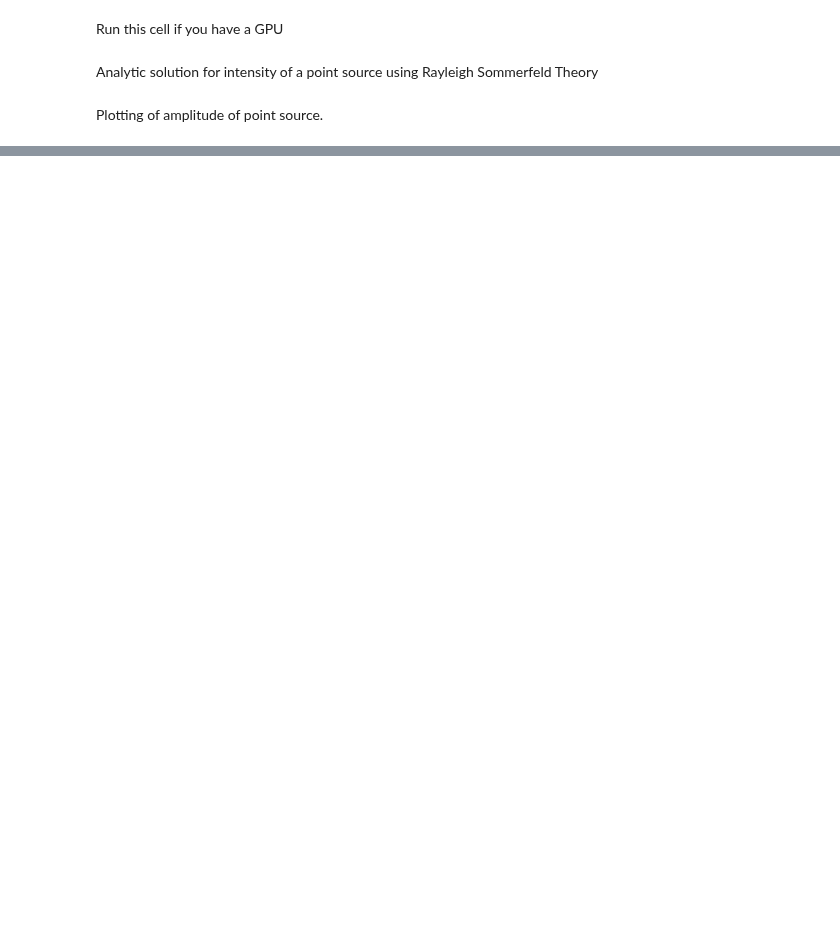
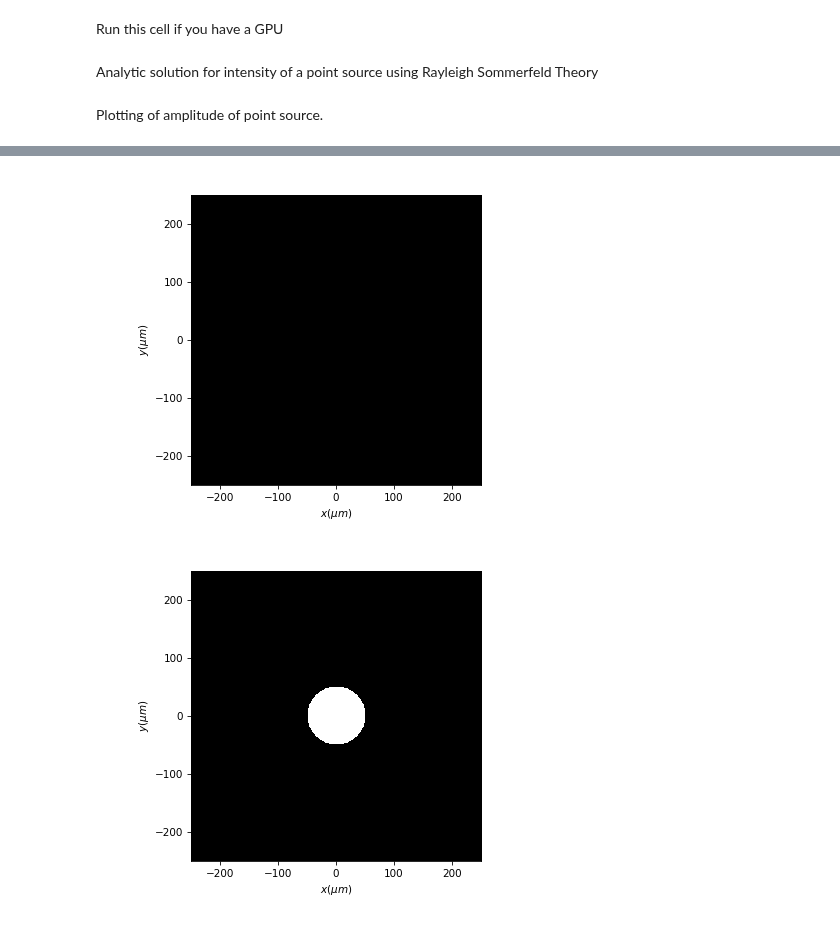
Before and after one commit to DavidLanders95/MonteCarloMS, a Jupyter notebook: montecarlodiffraction_pointsource_gist.ipynb, the cells around one changed output, grey strips where cells are left out. Saved outputs shown, nothing was run; the diff lists cells and outputs as text; code cells hidden in the pictures; blank space fills up the shorter version.

```diff
--- a/montecarlodiffraction_pointsource_gist.ipynb
+++ b/montecarlodiffraction_pointsource_gist.ipynb
@@ -282,0 +411,32 @@ mempool.free_all_blocks()
+# %%
+z_prop = 1000 * um
+wavelength = 0.638 * um
+
+det_width_x = 502 * um
+samp_width_x = 50 * um
+det_width_y = 502 * um
+samp_width_y = 50 * um
+
+num_px_det_x = 1001
+num_px_det_y  = 1001
+num_px_samp_x = 1001
+num_px_samp_y = 1001
+
+det_px_width_x = det_width_x / num_px_det_x
+det_px_width_y = det_width_y / num_px_det_y
+
+samp_px_width_x = samp_width_x / num_px_samp_x
+samp_px_width_y = samp_width_y / num_px_samp_y
+
+det_yx_coords, samp_yx_coords = setup_coordinates_slit(det_width_x, det_width_y, num_px_det_x, num_px_det_y, det_px_width_x, det_px_width_y,
+                                                  samp_width_x, samp_width_y, num_px_samp_x, num_px_samp_y, samp_px_width_x, samp_px_width_y)
+# %%
+u2 = diffractio_rs_aperture_2D(x0=det_yx_coords[1, 0, :],
+                               y0=det_yx_coords[0, :, 0],
+                               z_prop=z_prop,
+                               aperture_width=samp_width_x,
+                               wavelength=wavelength,
+                               draw_inputs=True)
+# %% [output]
+[figure, added]
+[figure, added]
```
Also changed, not shown: parts of 21 cells of this notebook, 1 other file.
